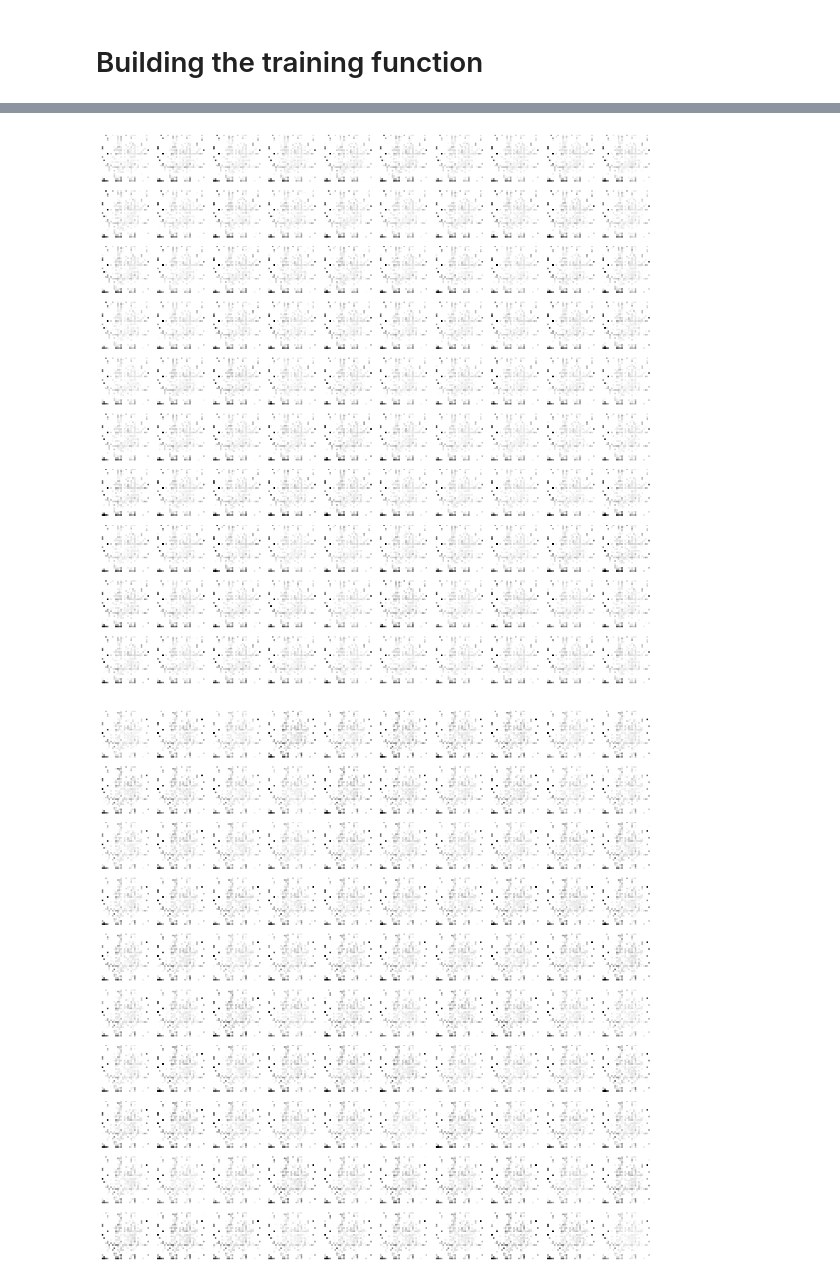
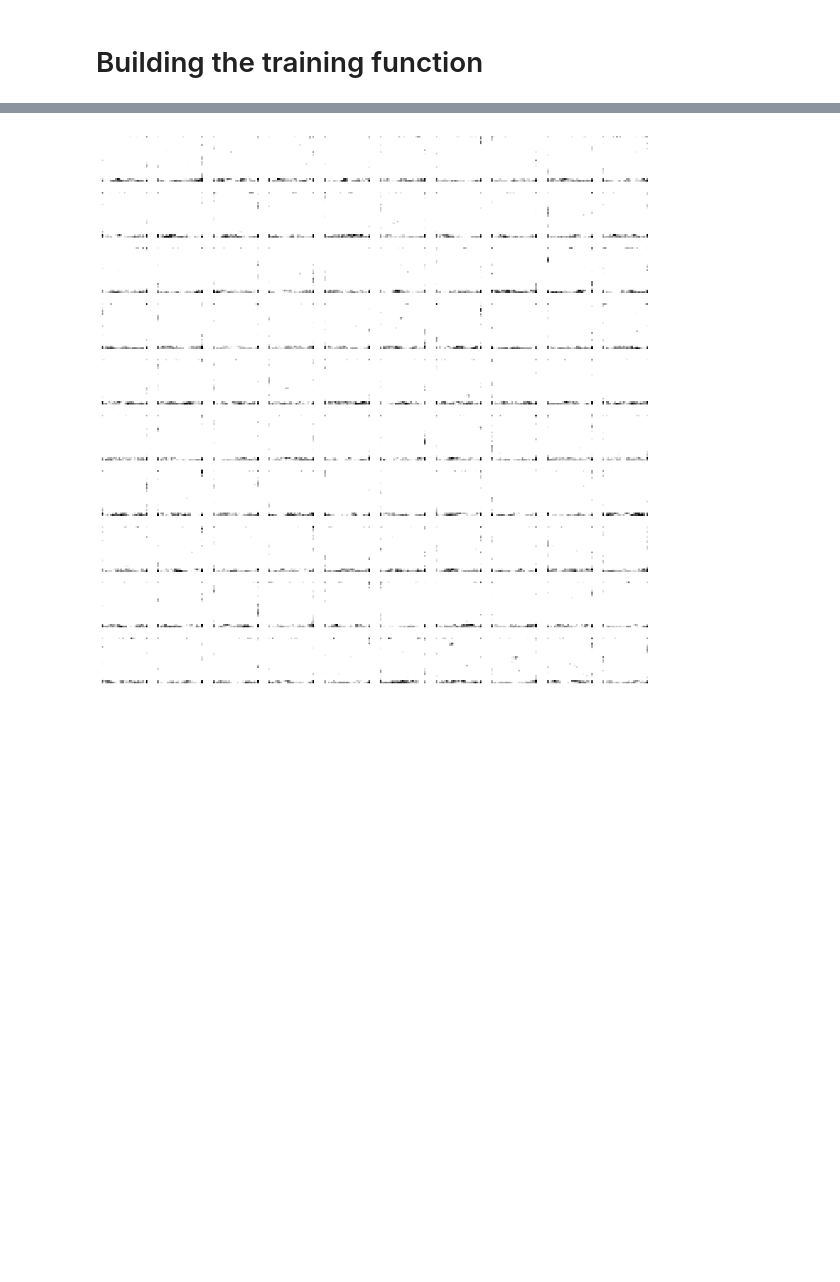
Before and after one commit to Ashkewww/Implementing-GAN-on-MNIST-dataset, a Jupyter notebook: GANmnist.ipynb, the cells around one changed output, grey strips where cells are left out. Saved outputs shown, nothing was run; the diff lists cells and outputs as text; code cells hidden in the pictures; blank space fills up the shorter version.

```diff
--- a/GANmnist.ipynb
+++ b/GANmnist.ipynb
@@ -50,9 +50,16 @@ def build_generator():
 
     generator.add(UpSampling2D())
 
-    generator.add(Conv2D(128, kernel_size=3, padding='same', activation='relu'))
+    generator.add(Conv2D(1024, kernel_size=3, padding='same', activation='relu'))
     generator.add(BatchNormalization(momentum=0.8))
     generator.add(UpSampling2D())
+
+    generator.add(Conv2D(512, kernel_size=3, padding='same', activation='relu'))
+    generator.add(BatchNormalization(momentum=0.8))
+
+
+    generator.add(Conv2D(256, kernel_size=3, padding='same', activation='relu'))
+    generator.add(BatchNormalization(momentum=0.8))
 
     generator.add(Conv2D(64, kernel_size=3, padding='same', activation='relu'))
     generator.add(BatchNormalization(momentum=0.8))
@@ -83,15 +90,15 @@ def build_discriminator():
     discriminator.add(LeakyReLU(alpha=0.2))
     discriminator.add(Dropout(0.25))
 
-    discriminator.add(Conv2D(128, kernel_size=3, strides=2, padding='same'))
-    discriminator.add(BatchNormalization(momentum=0.8))
-    discriminator.add(LeakyReLU(alpha=0.2))
-    discriminator.add(Dropout(0.25))
+    # discriminator.add(Conv2D(128, kernel_size=3, strides=2, padding='same'))
+    # discriminator.add(BatchNormalization(momentum=0.8))
+    # discriminator.add(LeakyReLU(alpha=0.2))
+    # discriminator.add(Dropout(0.25))
 
-    discriminator.add(Conv2D(256, kernel_size=3, strides=1, padding='same'))
-    discriminator.add(BatchNormalization(momentum=0.8))
-    discriminator.add(LeakyReLU(alpha=0.2))
-    discriminator.add(Dropout(0.25))
+    # discriminator.add(Conv2D(256, kernel_size=3, strides=1, padding='same'))
+    # discriminator.add(BatchNormalization(momentum=0.8))
+    # discriminator.add(LeakyReLU(alpha=0.2))
+    # discriminator.add(Dropout(0.25))
 
     discriminator.add(Flatten())
     discriminator.add(Dense(1, activation='sigmoid'))
@@ -162,13 +173,17 @@ def train(epochs, batch_size=128, save_interval=50):
         idx = np.random.randint(0, X_train.shape[0], batch_size)
         imgs = X_train[idx]
 
-        noise = np.random.normal(0, 1, (batch_size, 100))
-        gen_imgs = generator.predict(noise)
+        noise = np.random.normal(size=[batch_size, 100])
+        gen_imgs = generator.predict_on_batch(noise)
 
+
+        discriminator.trainable = True
         d_loss_real = discriminator.train_on_batch(imgs, valid)
         d_loss_fake = discriminator.train_on_batch(gen_imgs, fake)
         d_loss = 0.5 * np.add(d_loss_real, d_loss_fake)
 
+
+        discriminator.trainable = False
         g_loss = combined.train_on_batch(noise, valid)
 
         print("%d [D loss: %f, acc: %.2f%%] [G loss: %f]" % (epoch, d_loss[0], 100*d_loss[1], g_loss))
@@ -176,5 +191,5 @@ def train(epochs, batch_size=128, save_interval=50):
         if epoch % save_interval == 0:
             plot_generated_images(epoch, generator)
 # %%
-train(epochs=1000, batch_size=32, save_interval=100)
+train(epochs=100, batch_size=32, save_interval=100)
 # %% [output]
@@ -201,2 +224 @@ train(epochs=1000, batch_size=32, save_interval=100)
-[figure, old version]
+[figure, new version]
-[figure, removed]
```
Also changed, not shown: parts of 2 cells of this notebook, 22 other files.
